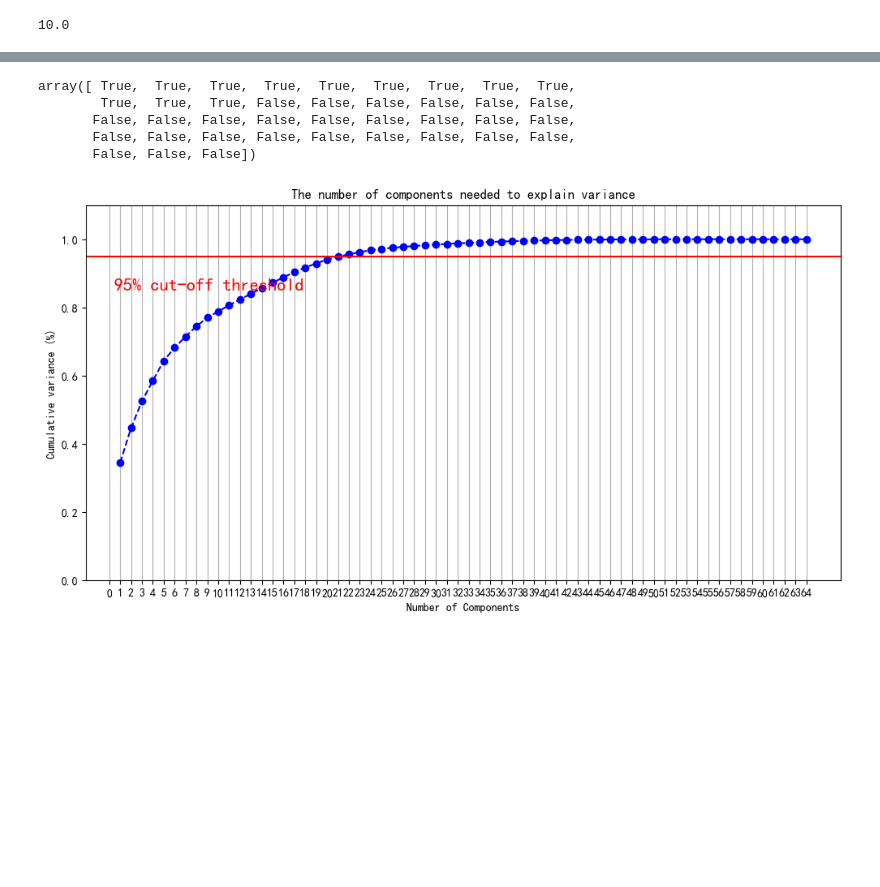
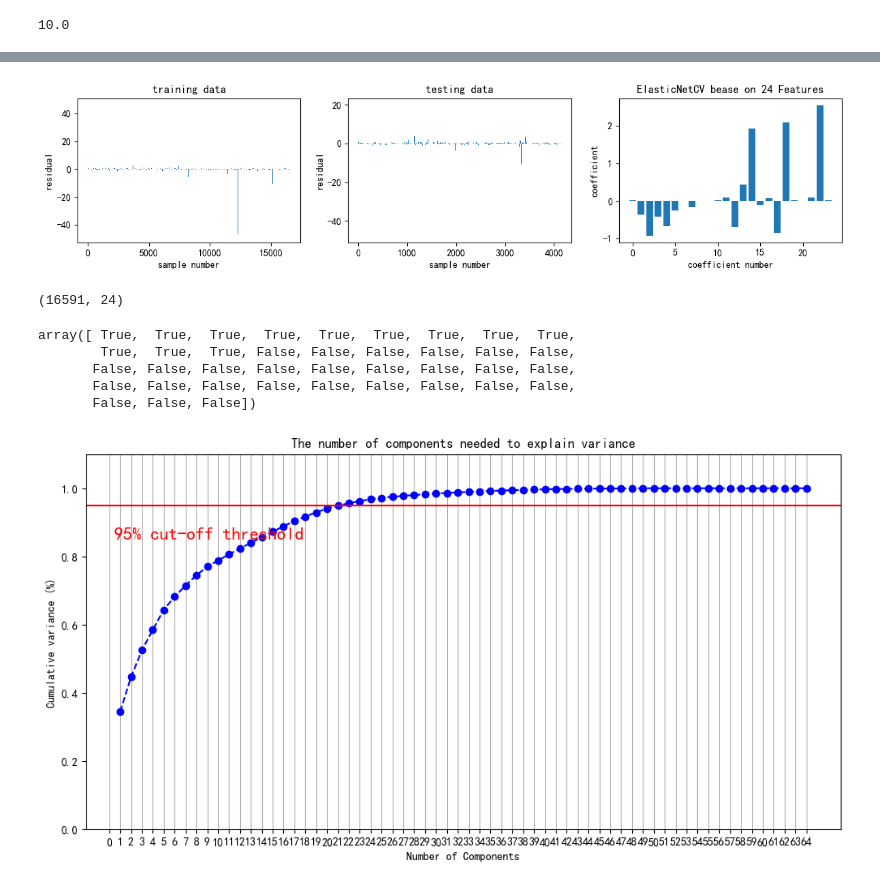
Before and after one commit to fallingjumping/china_Tabacco, a Jupyter notebook: test.ipynb, the cells around one changed output, grey strips where cells are left out. Cells and saved outputs as stored; diff of their text form; code cells hidden in the pictures; blank space fills up the shorter version.

```diff
--- a/test.ipynb
+++ b/test.ipynb
@@ -193,7 +250,8 @@ def sse(resid):
 # %%
 def plot_residuals_and_coeff(resid_train, resid_test, coeff):
     fig, axes = plt.subplots(1, 3, figsize=(12, 3))
-    plt.ylim([-20,20])
+    # plt.ylim([-20,20])
+    plt.title('ElasticNetCV bease on 24 Features')
     axes[0].bar(np.arange(len(resid_train)), resid_train)
     axes[0].set_xlabel("sample number")
     axes[0].set_ylabel("residual")
@@ -202,7 +260,6 @@ def plot_residuals_and_coeff(resid_train, resid_test, coeff):
     axes[1].set_xlabel("sample number")
     axes[1].set_ylabel("residual")
     axes[1].set_title("testing data")
-    plt.ylim([-2,4])
     axes[2].bar(np.arange(len(coeff)), coeff)
     axes[2].set_xlabel("coefficient number")
     axes[2].set_ylabel("coefficient")
@@ -245,3 +301,11 @@ train sse: 41359.52914099087 test sse: 11097.853712590557
+# %%
+fig, ax = plot_residuals_and_coeff(resid_train, resid_test, Ela.coef_)
+# %% [output]
+[figure, added]
+# %%
+x_train.shape
+# %% [output]
+(16591, 24)
 # %%
 from sklearn.decomposition import PCA
 # %%
```
Also changed, not shown: parts of 13 cells of this notebook, 1 other file.
